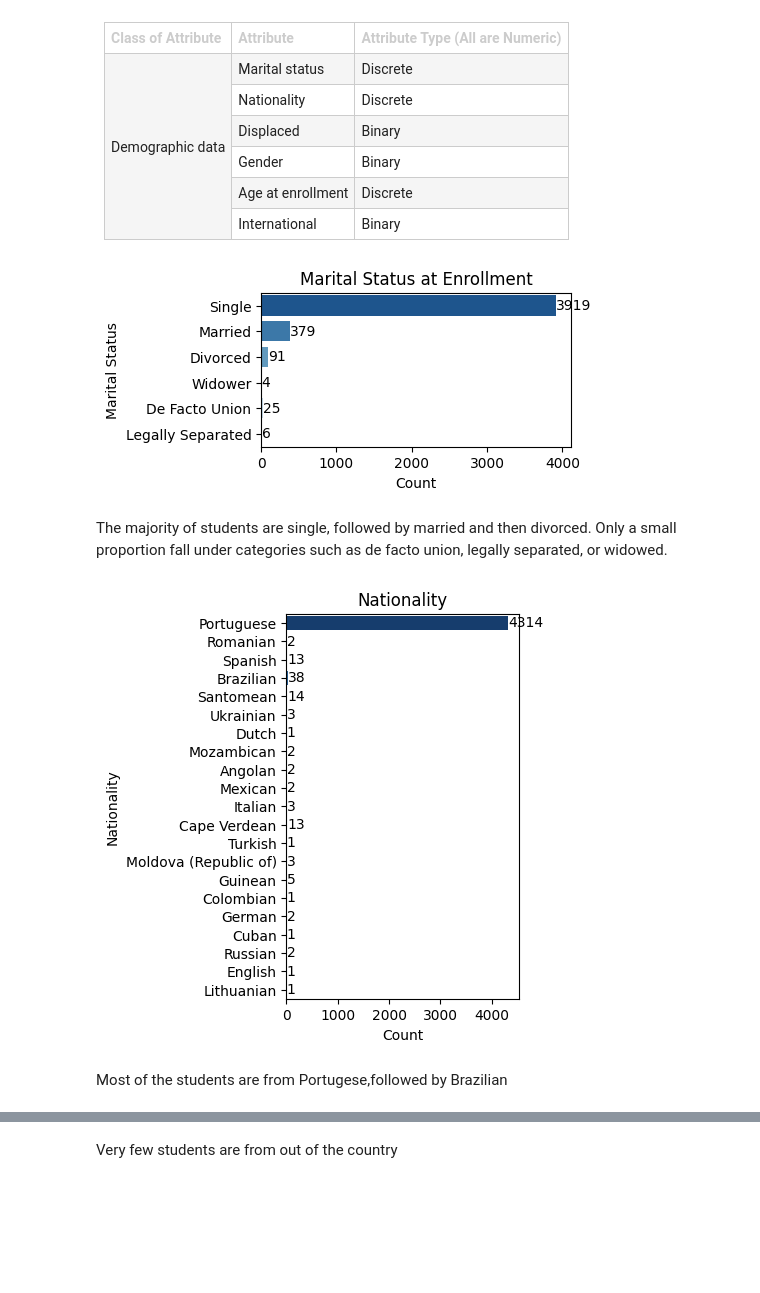
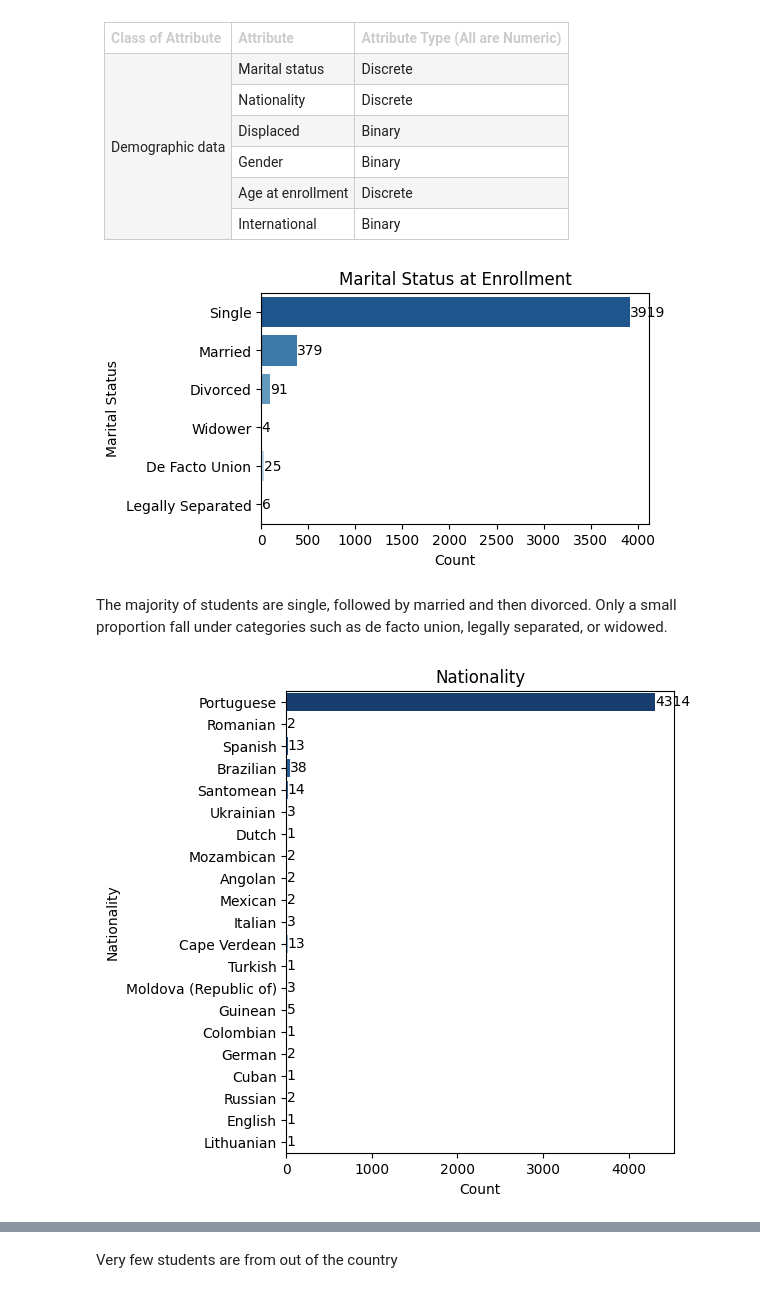
Before and after one commit to manishkr21/CS698Y-assignment2, a Jupyter notebook: assignment2.ipynb, the cells around one changed output, grey strips where cells are left out. Drawn from its saved outputs; the diff is of its cells as text; code cells hidden in the pictures; blank space fills up the shorter version.

```diff
--- a/assignment2.ipynb
+++ b/assignment2.ipynb
@@ -138,59 +199,58 @@ with open('./predict+students+dropout+and+academic+success/mapping/mother_qualif
 # %%
-# Plot for Marital Status
-mapped_data = data[["Marital status"]].iloc[:,0].astype(int).map(marital_status_json)
+# Plot Bar chart for Marital Status
+mapped_data = data[["Marital status"]].iloc[:,0].astype(int).map(marital_status_json)  # map integer to string
 
-plt.figure(figsize=(4, 2))
+plt.figure(figsize=(5, 3))  # set figure size
 sns.countplot(
-    y=mapped_data,
+    y=mapped_data,  # assign to y-axis
     hue=mapped_data,  # assign to hue
-    palette="Blues_r",
-    legend=False
+    palette="Blues_r", # set color palette
+    dodge=False,  # do not separate bars
+    legend=False # do not show legend
 )
 
-plt.title("Marital Status at Enrollment")
-plt.xlabel("Count")
-plt.ylabel("Marital Status")
+plt.title("Marital Status at Enrollment") # set title
+plt.xlabel("Count") # set x-axis label
+plt.ylabel("Marital Status") # set y-axis label
 
 # Show exact counts on bars
-for p in plt.gca().patches:
+for p in plt.gca().patches:    # iterate over bars
     plt.text(
-        p.get_width() + 0.3,
-        p.get_y() + p.get_height() / 2,
-        int(p.get_width()),
-        va='center'
+        p.get_width() + 0.3,   # set x position
+        p.get_y() + p.get_height() / 2,  # set y position
+        int(p.get_width()), # set text to bar width
+        va='center' # vertical alignment
     )
 
-plt.show()
+plt.show()  # show plot
 # %% [output]
-[figure, old version]
+[figure, new version]
 # %% [markdown]
 The majority of students are single, followed by married and then divorced. Only a small proportion fall under categories such as de facto union, legally separated, or widowed.
 # %%
 # Plot for Nationality
-mapped_data = data[["Nationality"]].iloc[:,0].astype(int).map(nationality_json)
+mapped_data = data[["Nationality"]].iloc[:,0].astype(int).map(nationality_json)  # map integer to string
 
-plt.figure(figsize=(3, 5))
+plt.figure(figsize=(5, 6))  # set figure size
 sns.countplot(
-    y=mapped_data,
+    y=mapped_data,   # assign to y-axis
     hue=mapped_data,  # assign to hue
-    palette="Blues_r",
-    legend=False
+    palette="Blues_r", # set color palette
+    legend=False # do not show legend
 )
 
-plt.title("Nationality")
-plt.xlabel("Count")
-plt.ylabel("Nationality")
+plt.title("Nationality")  # set title
+plt.xlabel("Count")  # set x-axis label
+plt.ylabel("Nationality") # set y-axis label
 
 # Show exact counts on bars
-for p in plt.gca().patches:
+for p in plt.gca().patches:  # iterate over bars
     plt.text(
-        p.get_width() + 0.3,
-        p.get_y() + p.get_height() / 2,
-        int(p.get_width()),
-        va='center'
+        p.get_width() + 0.3,  # set x position
+        p.get_y() + p.get_height() / 2,  # set y position
+        int(p.get_width()),  # set text to bar width
+        va='center' # vertical alignment
     )
-plt.show()
+plt.show() # show plot
 # %% [output]
-[figure, old version]
+[figure, new version]
-# %% [markdown]
-Most of the students are from Portugese,followed by Brazilian
```
Also changed, not shown: parts of 116 cells of this notebook.
